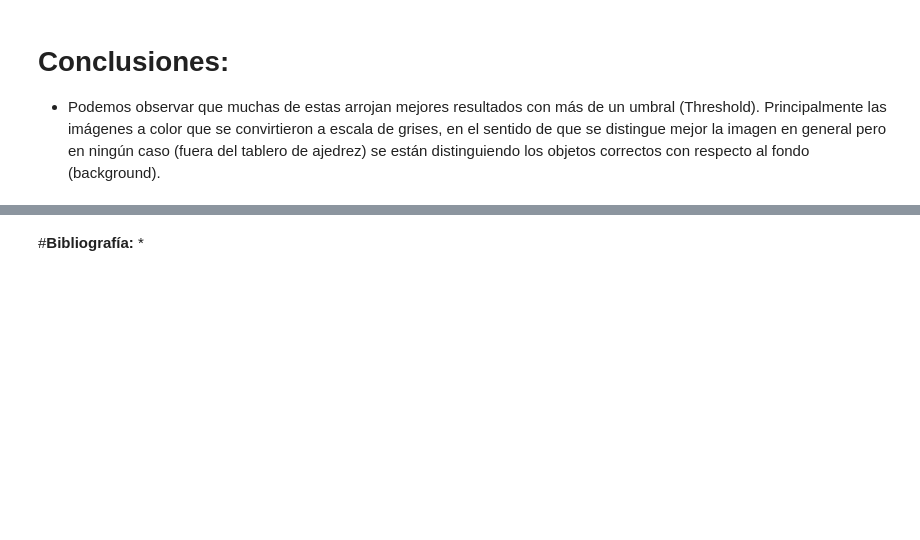
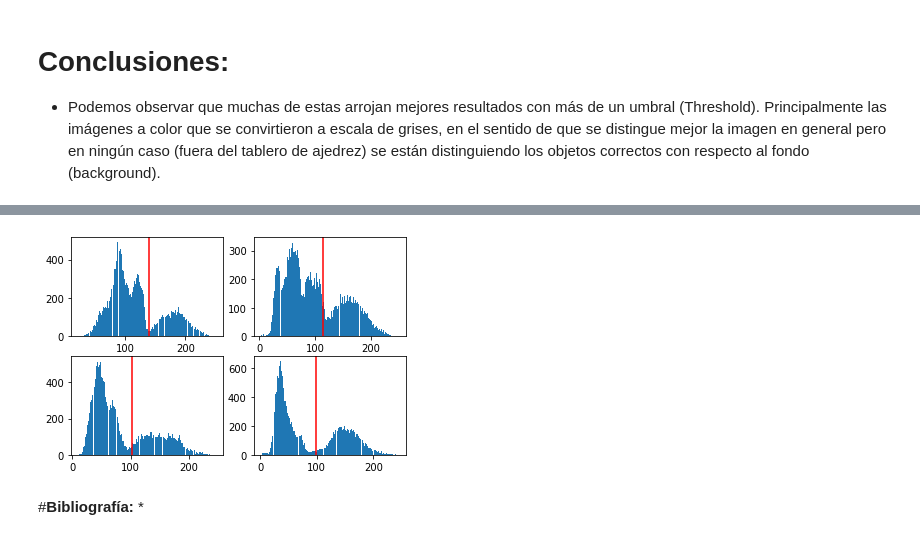
Before and after one commit to andreac941/ComputerVision-Eq3, a Jupyter notebook: 9.4_Segmentation_Otsu_Eq10.ipynb, the cells around one changed output, grey strips where cells are left out. Cells and saved outputs as stored; diff of their text form; code cells hidden in the pictures; blank space fills up the shorter version.

```diff
--- a/9.4_Segmentation_Otsu_Eq10.ipynb
+++ b/9.4_Segmentation_Otsu_Eq10.ipynb
@@ -310,0 +373,22 @@ plt.show()
+# %%
+image2 = data.coins()
+nrows, ncols = image2.shape
+rsplit, csplit = nrows // 2, ncols // 2
+
+quadrants = [
+    image2[:rsplit, :csplit],
+    image2[:rsplit, csplit:],
+    image2[rsplit:, :csplit],
+    image2[rsplit:, csplit:],
+]
+
+fig, axes = plt.subplots(2, 2)
+
+for quadrant, ax in zip(quadrants, axes.flat):
+    ax.hist(quadrant.ravel(), bins=255)
+    thresh = threshold_otsu(quadrant)
+    ax.axvline(thresh, color='r')
+    #ax.set_axis_off()
+plt.show()
+# %% [output]
+[figure, added]
```
Also changed, not shown: parts of 10 cells of this notebook.
